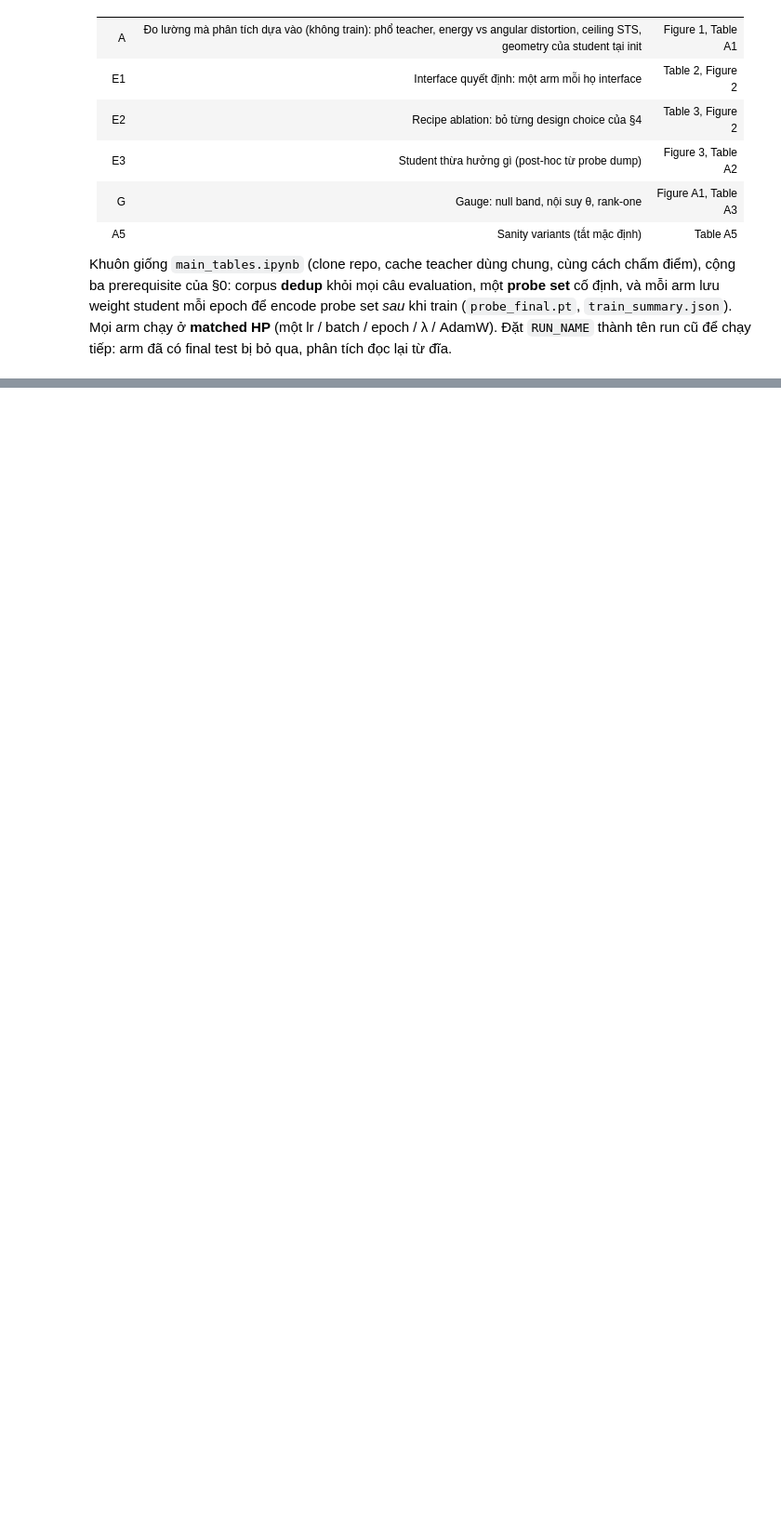
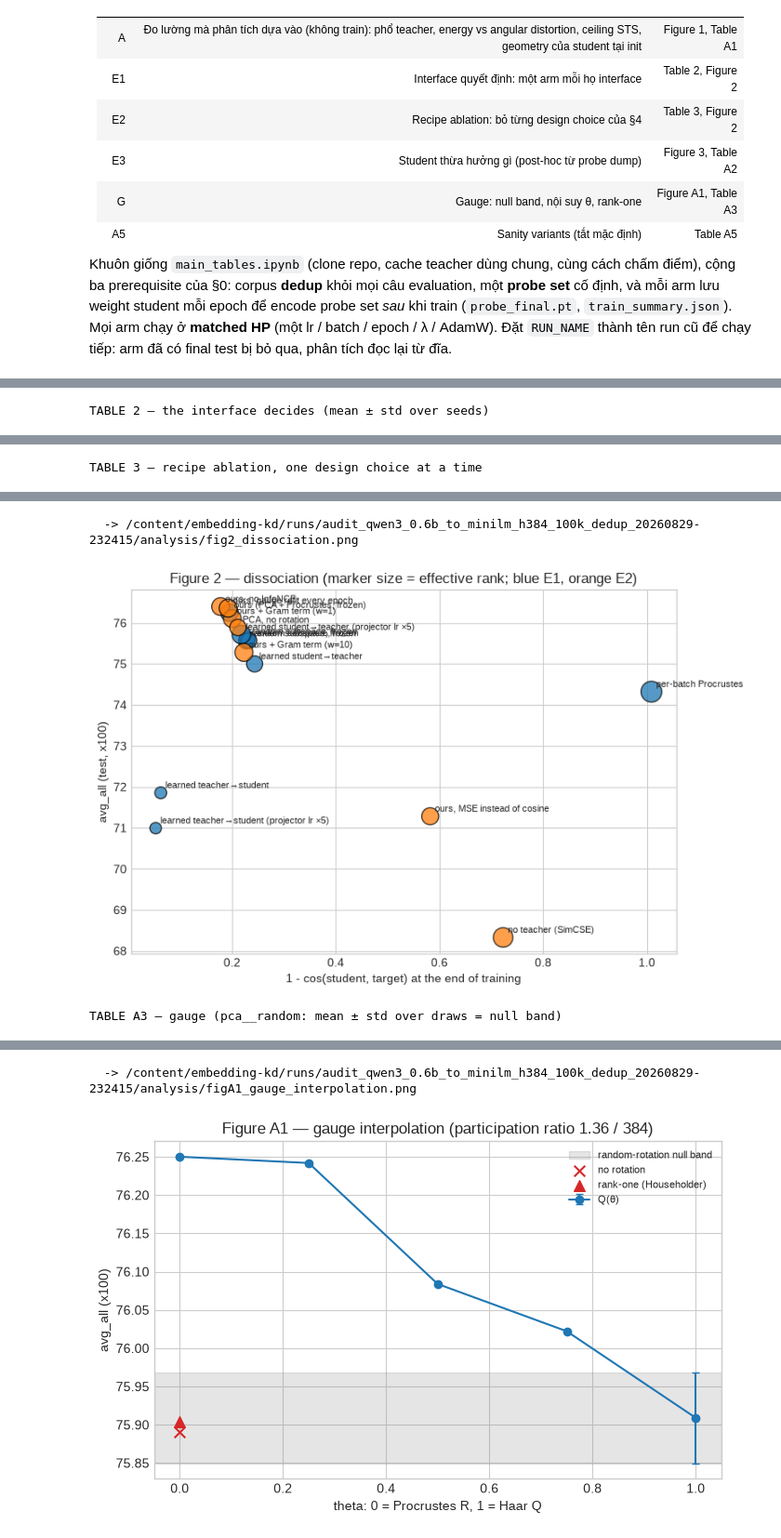
Before and after one commit to duncan-nguyen/embedding-kd, a Jupyter notebook: notebooks/audit_qwen_minilm.ipynb, the cells around one changed output, grey strips where cells are left out. Shown at 93% size. Drawn from its saved outputs; the diff is of its cells as text; code cells hidden in the pictures; blank space fills up the shorter version.

```diff
--- a/notebooks/audit_qwen_minilm.ipynb
+++ b/notebooks/audit_qwen_minilm.ipynb
@@ -774,3 +939,36 @@ def savefig(fig, name):
 RNG = np.random.default_rng(SEED)
 SUBSETS = {n: np.sort(RNG.choice(N_PROBE, size=min(int(n), N_PROBE), replace=False)) for n in PROBE_SIZES}
 AGREE_IDX = SUBSETS[AGREEMENT_N] if AGREEMENT_N in SUBSETS else np.sort(RNG.choice(N_PROBE, size=min(AGREEMENT_N, N_PROBE), replace=False))
+
+
+# Tên hiển thị cho hình/bảng (tên nội bộ kiểu pca__procrustes chỉ dùng trong code và tên thư mục).
+import re
+DISPLAY_NAME = {
+    "pca__procrustes": "ours (PCA + Procrustes, frozen)",
+    "pca__none": "PCA, no rotation",
+    "pca__random": "PCA + random rotation",
+    "random__none": "random subspace, frozen",
+    "learned_t2s": "learned teacher\u2192student",
+    "learned_s2t": "learned student\u2192teacher",
+    "procrustes_per_batch": "per-batch Procrustes",
+    "ours__mse": "ours, MSE instead of cosine",
+    "ours__no_ctr": "ours, no InfoNCE",
+    "ours__gram_w1": "ours + Gram term (w=1)",
+    "ours__gram_w10": "ours + Gram term (w=10)",
+    "ours__refit": "ours, gauge refit every epoch",
+    "ours__no_teacher": "no teacher (SimCSE)",
+    "gauge_rank_one": "rank-one rotation",
+}
+
+
+def display_name(base) -> str:
+    """pca__random__d2 -> 'PCA + random rotation'; learned_t2s__lr5 -> 'learned teacher→student (projector lr ×5)'; gauge_theta0.5 -> 'Q(θ=0.5)'."""
+    base = str(base)
+    m = re.fullmatch(r"gauge_theta([0-9.]+)", base)
+    if m:
+        return f"Q(\u03b8={m.group(1)})"
+    m = re.fullmatch(r"(learned_[ts]2[st])__lr(\d+)(?:__s\d+)?", base)
+    if m:
+        return DISPLAY_NAME[m.group(1)] + ("" if m.group(2) == "1" else f" (projector lr \u00d7{m.group(2)})")
+    stem = re.sub(r"(__d\d+|__s\d+)+$", "", base)
+    return DISPLAY_NAME.get(stem, base)
@@ -859,8 +1081,9 @@ arm_table = pd.DataFrame(rows)
 arm_table.to_csv(ANALYSIS_DIR / "arm_metrics.csv", index=False)
 COLUMNS = ["retained_energy", "distortion", "final_cos_gap", "final_loss_end", "effective_rank", "avg_all"]
 summary = by_base(arm_table, COLUMNS)
-summary.insert(1, "group", [ARMS[SEEDS_OF[b][0]]["group"] for b in summary["base"]])
-summary.insert(2, "note", [ARMS[SEEDS_OF[b][0]]["note"] for b in summary["base"]])
+summary.insert(1, "name", [display_name(b) for b in summary["base"]])
+summary.insert(2, "group", [ARMS[SEEDS_OF[b][0]]["group"] for b in summary["base"]])
+summary.insert(3, "note", [ARMS[SEEDS_OF[b][0]]["note"] for b in summary["base"]])
 
 table2 = summary[summary["group"] == "E1"]
 table3 = summary[(summary["group"] == "E2") | (summary["base"] == "pca__procrustes")]
@@ -881,7 +1104,7 @@ colours = c["group"].map({"E1": "C0", "E2": "C1"})
 ax.scatter(c["final_cos_gap_mean"], c["avg_all_mean"], s=size, c=colours, alpha=0.75, edgecolor="k")
 ax.errorbar(c["final_cos_gap_mean"], c["avg_all_mean"], xerr=c["final_cos_gap_std"].fillna(0), yerr=c["avg_all_std"].fillna(0), fmt="none", ecolor="gray", lw=0.8)
 for _, r in c.iterrows():
-    ax.annotate(r["base"], (r["final_cos_gap_mean"], r["avg_all_mean"]), fontsize=8, xytext=(4, 4), textcoords="offset points")
+    ax.annotate(display_name(r["base"]), (r["final_cos_gap_mean"], r["avg_all_mean"]), fontsize=8, xytext=(4, 4), textcoords="offset points")
 ax.set(title="Figure 2 — dissociation (marker size = effective rank; blue E1, orange E2)",
        xlabel="1 - cos(student, target) at the end of training", ylabel="avg_all (test, x100)")
 fig.tight_layout(); savefig(fig, "fig2_dissociation.png"); plt.show()
@@ -914,6 +1137,7 @@ if not gauge.empty:
     gauge["family"] = gauge["base"].str.replace(r"__d\d+$", "", regex=True)
     table_a3 = gauge.groupby("family", sort=False)[["theta", "avg_all", "loss_end_epoch1", "final_loss_end", "participation_ratio", "cos_init_after"]].agg(["mean", "std", "count"])
     table_a3.columns = [f"{c}_{s}" for c, s in table_a3.columns]
+    table_a3.insert(0, "name", [display_name(f) for f in table_a3.index])
     table_a3.to_csv(ANALYSIS_DIR / "tableA3_gauge.csv")
     print("TABLE A3 — gauge (pca__random: mean ± std over draws = null band)")
     display(table_a3.style.format(precision=4, na_rep="-"))
@@ -932,3 +1156,5 @@ if not gauge.empty:
            xlabel="theta: 0 = Procrustes R, 1 = Haar Q", ylabel="avg_all (x100)")
     ax.legend(fontsize=8, frameon=False)
     fig.tight_layout(); savefig(fig, "figA1_gauge_interpolation.png"); plt.show()
+# %% [output]
+TABLE 2 — the interface decides (mean ± std over seeds)
@@ -934,0 +1171 @@ if not gauge.empty:
+TABLE 3 — recipe ablation, one design choice at a time
@@ -934,0 +1181,3 @@ if not gauge.empty:
+  -> /content/embedding-kd/runs/audit_qwen3_0.6b_to_minilm_h384_100k_dedup_20260829-232415/analysis/fig2_dissociation.png
+[figure, added]
+TABLE A3 — gauge (pca__random: mean ± std over draws = null band)
@@ -935,3 +1193,5 @@ if not gauge.empty:
+  -> /content/embedding-kd/runs/audit_qwen3_0.6b_to_minilm_h384_100k_dedup_20260829-232415/analysis/figA1_gauge_interpolation.png
+[figure, added]
 # %%
 # 10. E3 — student thừa hưởng gì: Figure 3 (density cosine từng cặp · phổ residual) và Table A2 (agreement metrics).
 pairs = sa.random_pairs(len(CORE_INDEX), N_PAIRS, seed=SEED)
```
Also changed, not shown: parts of 12 cells of this notebook, 34 other files.
